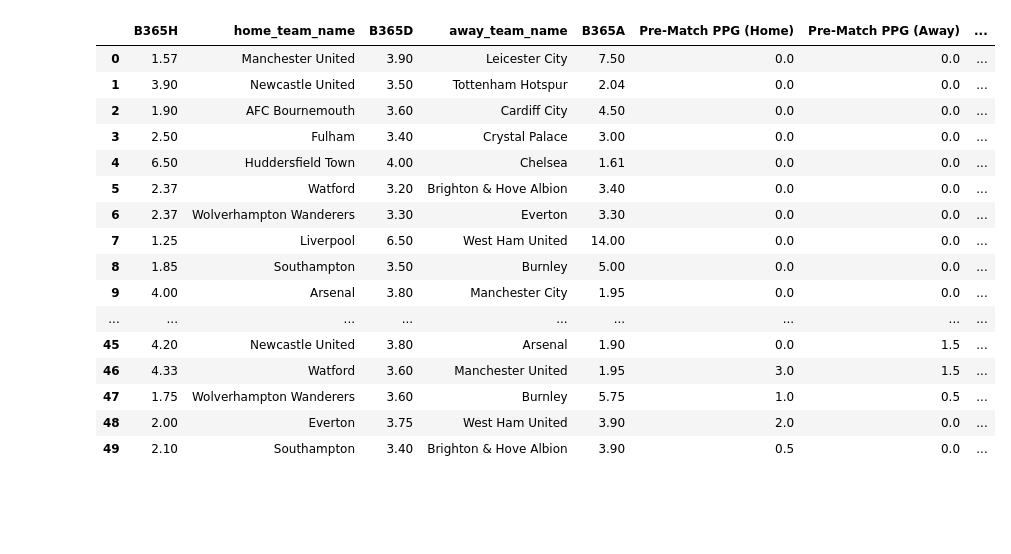
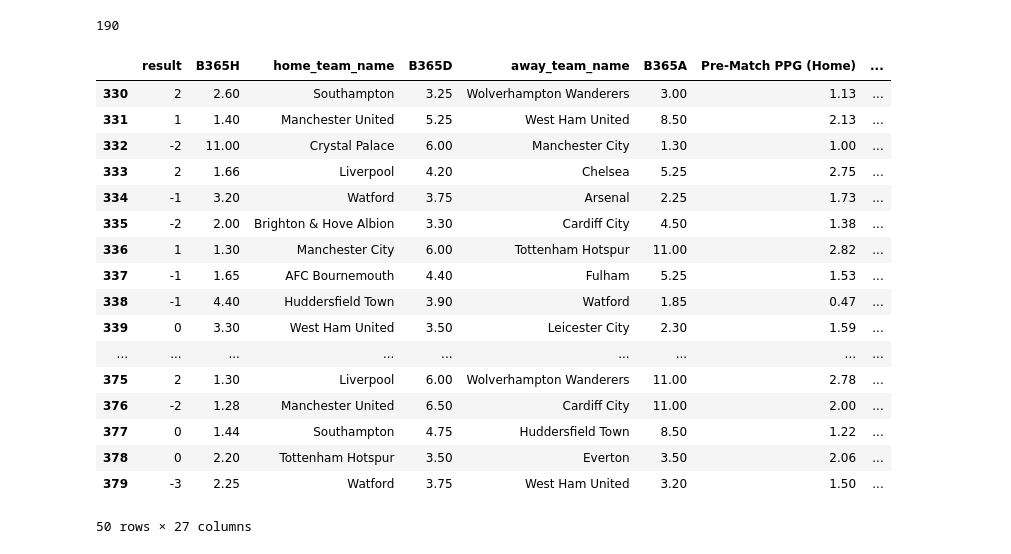
Before and after one commit to gabrielaragao01/Data-Science-Project, a Jupyter notebook: code/pre_processing_data/dirtyingdata.ipynb, the cells around one changed output. Cells and saved outputs as stored; diff of their text form; code cells hidden in the pictures; blank space fills up the shorter version.

```diff
--- a/code/pre_processing_data/dirtyingdata.ipynb
+++ b/code/pre_processing_data/dirtyingdata.ipynb
@@ -21,32 +21,35 @@ matches_info_df
 # %%
 porcentagem = 0.5
 num_linhas = len(matches_info_df)
 num_valores_para_sujar = int(num_linhas * porcentagem)
 
-coluna = 'home_team_shots'
+coluna = 'home_team_shots_on_target'
 
 indices_para_sujar = np.random.choice(matches_info_df.index, num_valores_para_sujar, replace=False)
 
 matches_info_df.loc[indices_para_sujar, coluna] = np.nan
 
-num_nans = matches_info_df['home_team_shots'].isna().sum()
+num_nans = matches_info_df['home_team_shots_on_target'].isna().sum()
 
-matches_info_df.head(50)
+print(num_nans)
+matches_info_df.tail(50)
 # %% [output]
+190
-|  | B365H | home_team_name | B365D | away_team_name | B365A | Pre-Match PPG (Home) | Pre-Match PPG (Away) | ... |
-| 0 | 1.57 | Manchester United | 3.90 | Leicester City | 7.50 | 0.0 | 0.0 | ... |
-| 1 | 3.90 | Newcastle United | 3.50 | Tottenham Hotspur | 2.04 | 0.0 | 0.0 | ... |
-| 2 | 1.90 | AFC Bournemouth | 3.60 | Cardiff City | 4.50 | 0.0 | 0.0 | ... |
-| 3 | 2.50 | Fulham | 3.40 | Crystal Palace | 3.00 | 0.0 | 0.0 | ... |
-| 4 | 6.50 | Huddersfield Town | 4.00 | Chelsea | 1.61 | 0.0 | 0.0 | ... |
-| 5 | 2.37 | Watford | 3.20 | Brighton & Hove Albion | 3.40 | 0.0 | 0.0 | ... |
-| 6 | 2.37 | Wolverhampton Wanderers | 3.30 | Everton | 3.30 | 0.0 | 0.0 | ... |
-| 7 | 1.25 | Liverpool | 6.50 | West Ham United | 14.00 | 0.0 | 0.0 | ... |
-| 8 | 1.85 | Southampton | 3.50 | Burnley | 5.00 | 0.0 | 0.0 | ... |
-| 9 | 4.00 | Arsenal | 3.80 | Manchester City | 1.95 | 0.0 | 0.0 | ... |
+|  | result | B365H | home_team_name | B365D | away_team_name | B365A | Pre-Match PPG (Home) | ... |
+| 330 | 2 | 2.60 | Southampton | 3.25 | Wolverhampton Wanderers | 3.00 | 1.13 | ... |
+| 331 | 1 | 1.40 | Manchester United | 5.25 | West Ham United | 8.50 | 2.13 | ... |
+| 332 | -2 | 11.00 | Crystal Palace | 6.00 | Manchester City | 1.30 | 1.00 | ... |
+| 333 | 2 | 1.66 | Liverpool | 4.20 | Chelsea | 5.25 | 2.75 | ... |
+| 334 | -1 | 3.20 | Watford | 3.75 | Arsenal | 2.25 | 1.73 | ... |
+| 335 | -2 | 2.00 | Brighton & Hove Albion | 3.30 | Cardiff City | 4.50 | 1.38 | ... |
+| 336 | 1 | 1.30 | Manchester City | 6.00 | Tottenham Hotspur | 11.00 | 2.82 | ... |
+| 337 | -1 | 1.65 | AFC Bournemouth | 4.40 | Fulham | 5.25 | 1.53 | ... |
+| 338 | -1 | 4.40 | Huddersfield Town | 3.90 | Watford | 1.85 | 0.47 | ... |
+| 339 | 0 | 3.30 | West Ham United | 3.50 | Leicester City | 2.30 | 1.59 | ... |
 | ... | ... | ... | ... | ... | ... | ... | ... | ... |
-| 45 | 4.20 | Newcastle United | 3.80 | Arsenal | 1.90 | 0.0 | 1.5 | ... |
-| 46 | 4.33 | Watford | 3.60 | Manchester United | 1.95 | 3.0 | 1.5 | ... |
-| 47 | 1.75 | Wolverhampton Wanderers | 3.60 | Burnley | 5.75 | 1.0 | 0.5 | ... |
-| 48 | 2.00 | Everton | 3.75 | West Ham United | 3.90 | 2.0 | 0.0 | ... |
-| 49 | 2.10 | Southampton | 3.40 | Brighton & Hove Albion | 3.90 | 0.5 | 0.0 | ... |
+| 375 | 2 | 1.30 | Liverpool | 6.00 | Wolverhampton Wanderers | 11.00 | 2.78 | ... |
+| 376 | -2 | 1.28 | Manchester United | 6.50 | Cardiff City | 11.00 | 2.00 | ... |
+| 377 | 0 | 1.44 | Southampton | 4.75 | Huddersfield Town | 8.50 | 1.22 | ... |
+| 378 | 0 | 2.20 | Tottenham Hotspur | 3.50 | Everton | 3.50 | 2.06 | ... |
+| 379 | -3 | 2.25 | Watford | 3.75 | West Ham United | 3.20 | 1.50 | ... |
+50 rows × 27 columns
```
Also changed, not shown: parts of 2 cells of this notebook, 3 other files.
